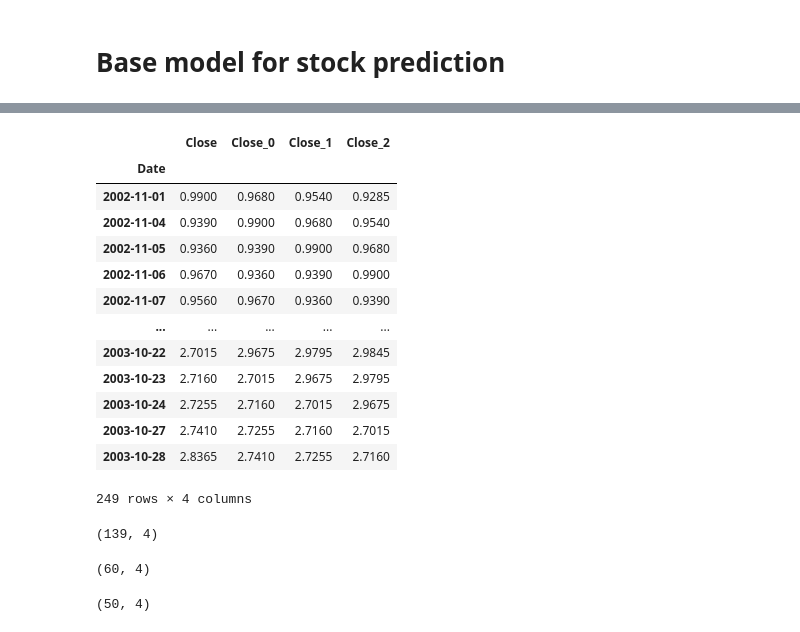
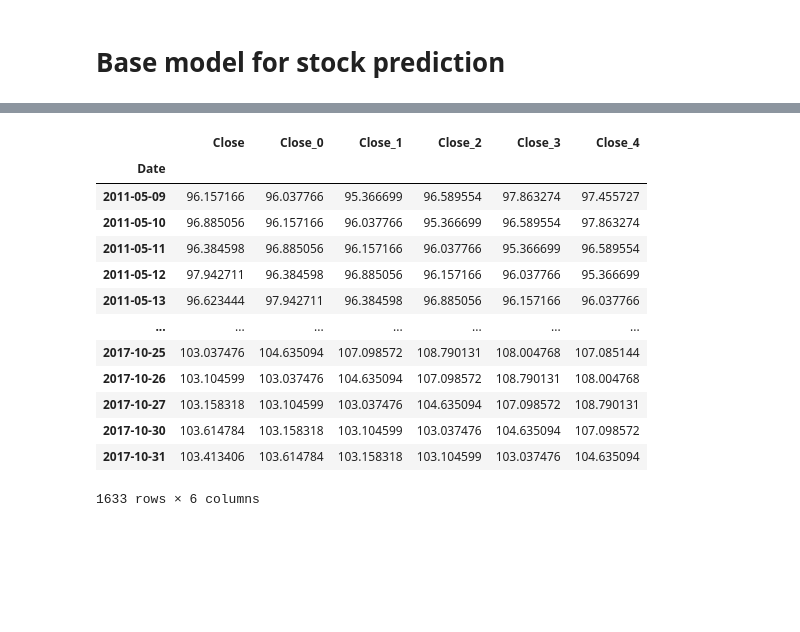
Before and after one commit to EmD4blju/kalman_stock_prediction, a Jupyter notebook: src/app/base_model.ipynb, the cells around one changed output, grey strips where cells are left out. Cells and saved outputs as stored; diff of their text form; code cells hidden in the pictures; blank space fills up the shorter version.

```diff
--- a/src/app/base_model.ipynb
+++ b/src/app/base_model.ipynb
@@ -35,10 +30,12 @@ AMZN_periodic_data
 # %%
 from core.data_preparator import DataPreparator
+
+timesteps_lookback = 5
 
 AMZN_supervised_data = DataPreparator.reformat_periodic_to_supervised_data(
     dataframe=AMZN_periodic_data,
     target_column='Close',
-    t=3
+    t=timesteps_lookback
 )
 
 AMZN_supervised_data
@@ -47,26 +44,22 @@ AMZN_supervised_data
-|  | Close | Close_0 | Close_1 | Close_2 |
-| Date |  |  |  |  |
-| 2002-11-01 | 0.9900 | 0.9680 | 0.9540 | 0.9285 |
-| 2002-11-04 | 0.9390 | 0.9900 | 0.9680 | 0.9540 |
-| 2002-11-05 | 0.9360 | 0.9390 | 0.9900 | 0.9680 |
-| 2002-11-06 | 0.9670 | 0.9360 | 0.9390 | 0.9900 |
-| 2002-11-07 | 0.9560 | 0.9670 | 0.9360 | 0.9390 |
-| ... | ... | ... | ... | ... |
-| 2003-10-22 | 2.7015 | 2.9675 | 2.9795 | 2.9845 |
-| 2003-10-23 | 2.7160 | 2.7015 | 2.9675 | 2.9795 |
-| 2003-10-24 | 2.7255 | 2.7160 | 2.7015 | 2.9675 |
-| 2003-10-27 | 2.7410 | 2.7255 | 2.7160 | 2.7015 |
-| 2003-10-28 | 2.8365 | 2.7410 | 2.7255 | 2.7160 |
+|  | Close | Close_0 | Close_1 | Close_2 | Close_3 | Close_4 |
+| Date |  |  |  |  |  |  |
+| 2011-05-09 | 96.157166 | 96.037766 | 95.366699 | 96.589554 | 97.863274 | 97.455727 |
+| 2011-05-10 | 96.885056 | 96.157166 | 96.037766 | 95.366699 | 96.589554 | 97.863274 |
+| 2011-05-11 | 96.384598 | 96.885056 | 96.157166 | 96.037766 | 95.366699 | 96.589554 |
+| 2011-05-12 | 97.942711 | 96.384598 | 96.885056 | 96.157166 | 96.037766 | 95.366699 |
+| 2011-05-13 | 96.623444 | 97.942711 | 96.384598 | 96.885056 | 96.157166 | 96.037766 |
+| ... | ... | ... | ... | ... | ... | ... |
+| 2017-10-25 | 103.037476 | 104.635094 | 107.098572 | 108.790131 | 108.004768 | 107.085144 |
+| 2017-10-26 | 103.104599 | 103.037476 | 104.635094 | 107.098572 | 108.790131 | 108.004768 |
+| 2017-10-27 | 103.158318 | 103.104599 | 103.037476 | 104.635094 | 107.098572 | 108.790131 |
+| 2017-10-30 | 103.614784 | 103.158318 | 103.104599 | 103.037476 | 104.635094 | 107.098572 |
+| 2017-10-31 | 103.413406 | 103.614784 | 103.158318 | 103.104599 | 103.037476 | 104.635094 |
-249 rows × 4 columns
+1633 rows × 6 columns
 # %%
 from core.dataset import StockDataset
 from sklearn.model_selection import train_test_split
+from sklearn.preprocessing import MinMaxScaler
+import pandas as pd
 
-AMZN_train_dataset, AMZN_test_dataset = train_test_split(AMZN_supervised_data, test_size=0.2, shuffle=True, random_state=42)
-AMZN_train_dataset, AMZN_validation_dataset = train_test_split(AMZN_train_dataset, test_size=0.3, shuffle=True, random_state=42)
-
-display(AMZN_train_dataset.shape, AMZN_validation_dataset.shape, AMZN_test_dataset.shape)
+AMZN_train_dataset, AMZN_test_dataset = train_test_split(AMZN_supervised_data, test_size=0.1, shuffle=False, random_state=42)
+AMZN_train_dataset, AMZN_validation_dataset = train_test_split(AMZN_train_dataset, test_size=0.2, shuffle=False, random_state=42)
-# %% [output]
-(139, 4)
-(60, 4)
-(50, 4)
```
Also changed, not shown: parts of 12 cells of this notebook, 6 other files.
